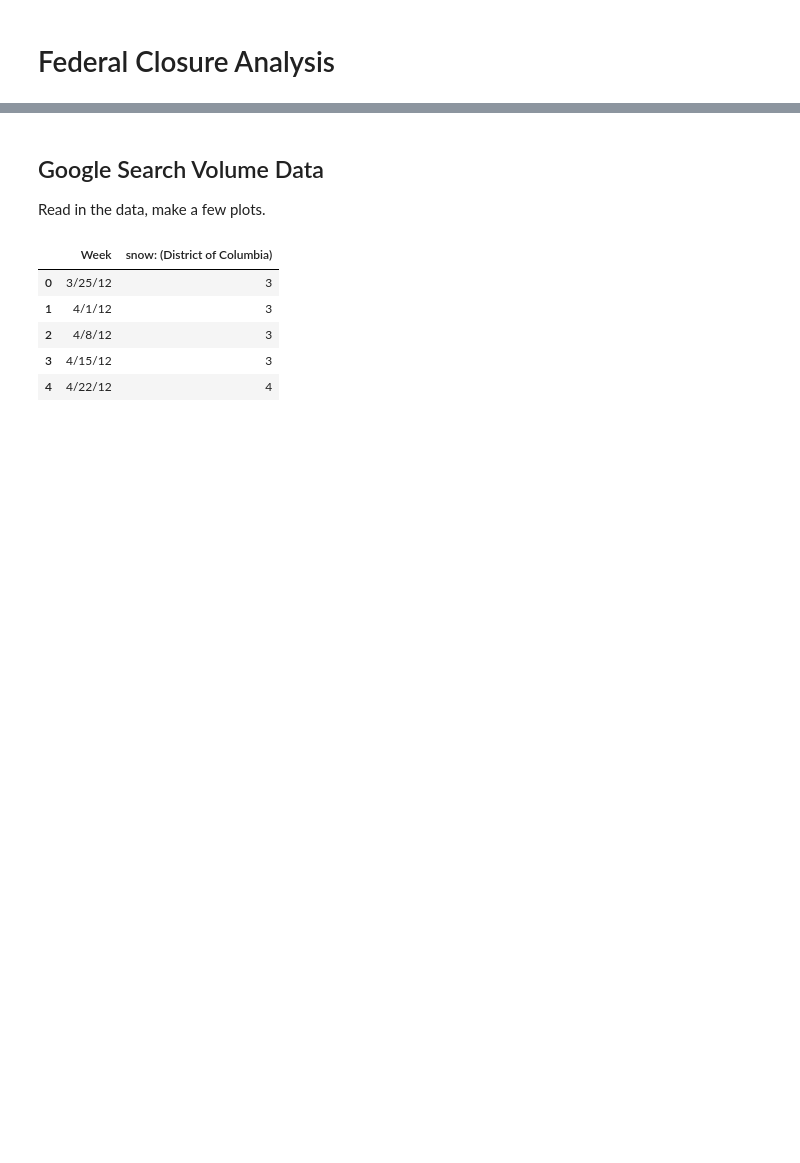
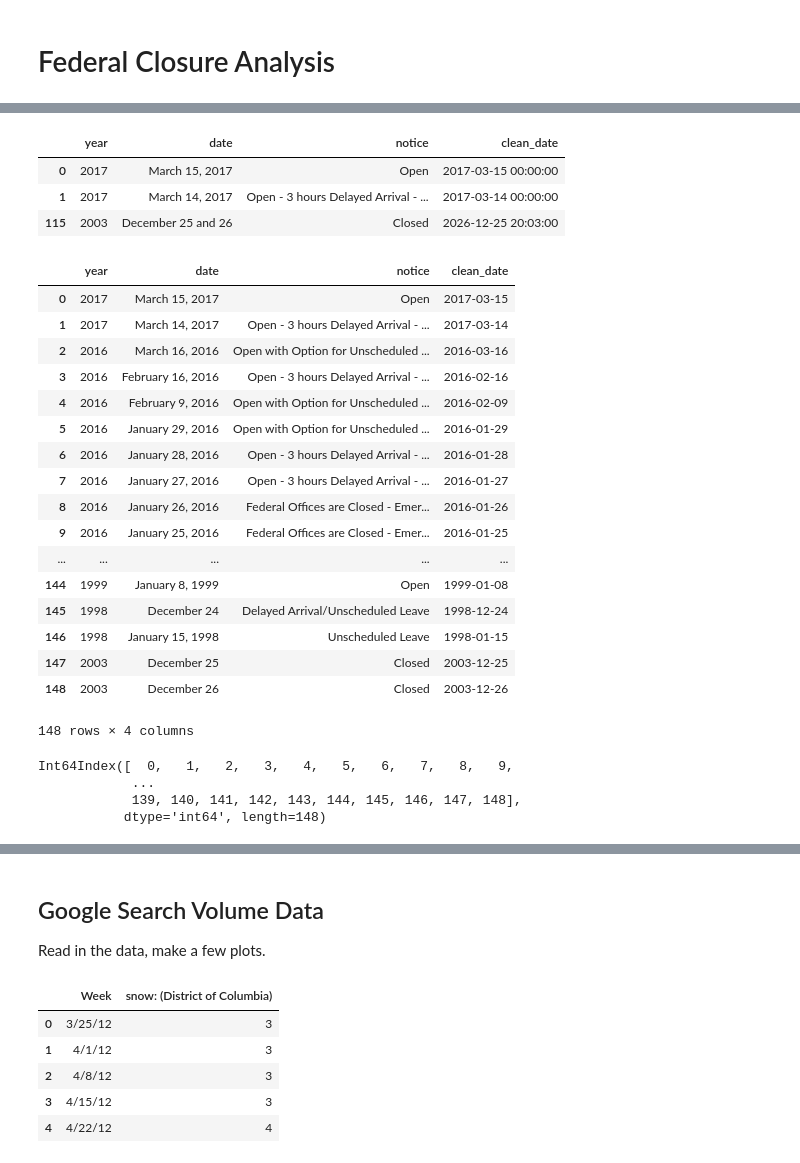
Before and after one commit to josephofiowa/zenzic, a Jupyter notebook: federal-snow/fed-closure-analysis.ipynb, the cells around one changed output, grey strips where cells are left out. Saved outputs shown, nothing was run; the diff lists cells and outputs as text; code cells hidden in the pictures; blank space fills up the shorter version.

```diff
--- a/federal-snow/fed-closure-analysis.ipynb
+++ b/federal-snow/fed-closure-analysis.ipynb
@@ -15,0 +58,13 @@ plt.style.use('ggplot')
+# %%
+# function to clean dates
+# if there's a comma, convert to datetime and return
+# if there's not a comma, grab month/day from something like 'January 27 (PM)' and concatenate with year. Return result
+def convert_date(year, date):
+    if ',' in date:
+        return(pd.to_datetime(date))
+    else:
+        item = date.split(' (')[0]
+        return(pd.to_datetime(str(item) + ', ' + str(year)))
+# %%
+# use function
+opm['clean_date'] = opm.apply(lambda row: convert_date(row['year'], row['date']), axis=1)
@@ -15,0 +78,45 @@ plt.style.use('ggplot')
+# %%
+# 2026?!
+opm[opm.clean_date > '2017']
+# %% [output]
+|  | year | date | notice | clean_date |
+| 0 | 2017 | March 15, 2017 | Open | 2017-03-15 00:00:00 |
+| 1 | 2017 | March 14, 2017 | Open - 3 hours Delayed Arrival - ... | 2017-03-14 00:00:00 |
+| 115 | 2003 | December 25 and 26 | Closed | 2026-12-25 20:03:00 |
+# %%
+# manually append Dec 25 and 26, 2003
+opm.loc[len(opm)]=[2003, 'December 25', 'Closed', pd.to_datetime('December 25, 2003')]
+opm.loc[len(opm)]=[2003, 'December 26', 'Closed', pd.to_datetime('December 26, 2003')]
+# %%
+# drop that ugly other one
+opm.drop(opm.index[115], inplace=True)
+# %%
+# reindex
+opm.reindex(copy=False)
+# %% [output]
+|  | year | date | notice | clean_date |
+| 0 | 2017 | March 15, 2017 | Open | 2017-03-15 |
+| 1 | 2017 | March 14, 2017 | Open - 3 hours Delayed Arrival - ... | 2017-03-14 |
+| 2 | 2016 | March 16, 2016 | Open with Option for Unscheduled ... | 2016-03-16 |
+| 3 | 2016 | February 16, 2016 | Open - 3 hours Delayed Arrival - ... | 2016-02-16 |
+| 4 | 2016 | February 9, 2016 | Open with Option for Unscheduled ... | 2016-02-09 |
+| 5 | 2016 | January 29, 2016 | Open with Option for Unscheduled ... | 2016-01-29 |
+| 6 | 2016 | January 28, 2016 | Open - 3 hours Delayed Arrival - ... | 2016-01-28 |
+| 7 | 2016 | January 27, 2016 | Open - 3 hours Delayed Arrival - ... | 2016-01-27 |
+| 8 | 2016 | January 26, 2016 | Federal Offices are Closed - Emer... | 2016-01-26 |
+| 9 | 2016 | January 25, 2016 | Federal Offices are Closed - Emer... | 2016-01-25 |
+| ... | ... | ... | ... | ... |
+| 144 | 1999 | January 8, 1999 | Open | 1999-01-08 |
+| 145 | 1998 | December 24 | Delayed Arrival/Unscheduled Leave | 1998-12-24 |
+| 146 | 1998 | January 15, 1998 | Unscheduled Leave | 1998-01-15 |
+| 147 | 2003 | December 25 | Closed | 2003-12-25 |
+| 148 | 2003 | December 26 | Closed | 2003-12-26 |
+148 rows × 4 columns
+# %%
+# check
+opm.index
+# %% [output]
+Int64Index([  0,   1,   2,   3,   4,   5,   6,   7,   8,   9,
+            ...
+            139, 140, 141, 142, 143, 144, 145, 146, 147, 148],
+           dtype='int64', length=148)
```
Also changed, not shown: parts of 26 cells of this notebook.
